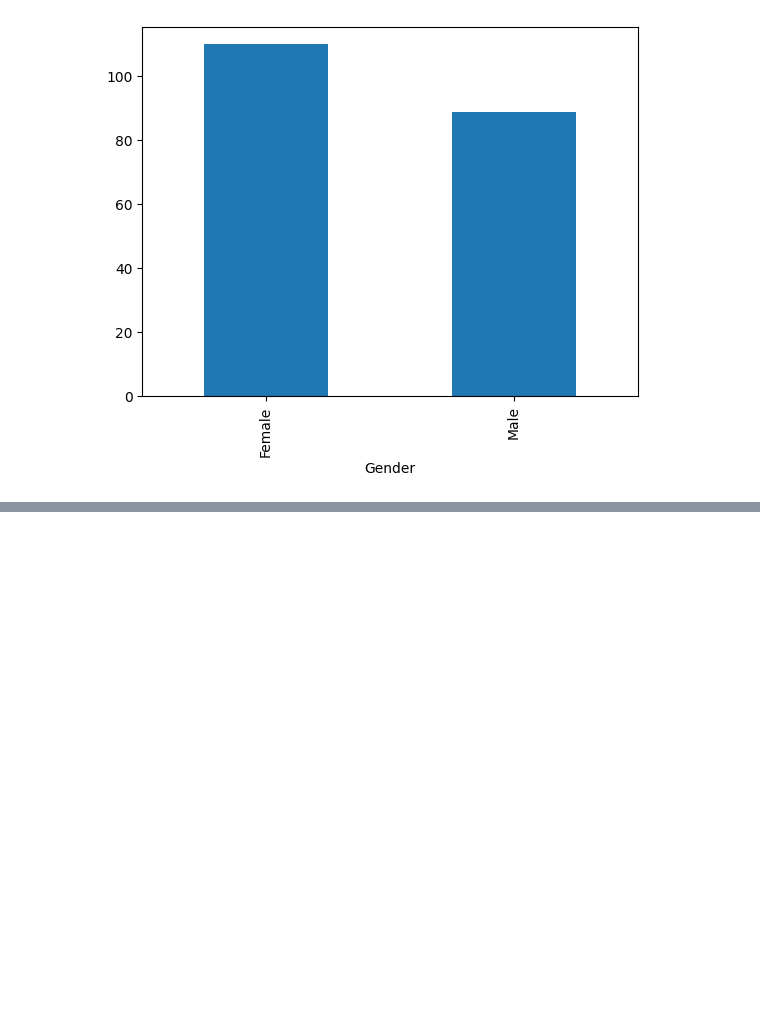
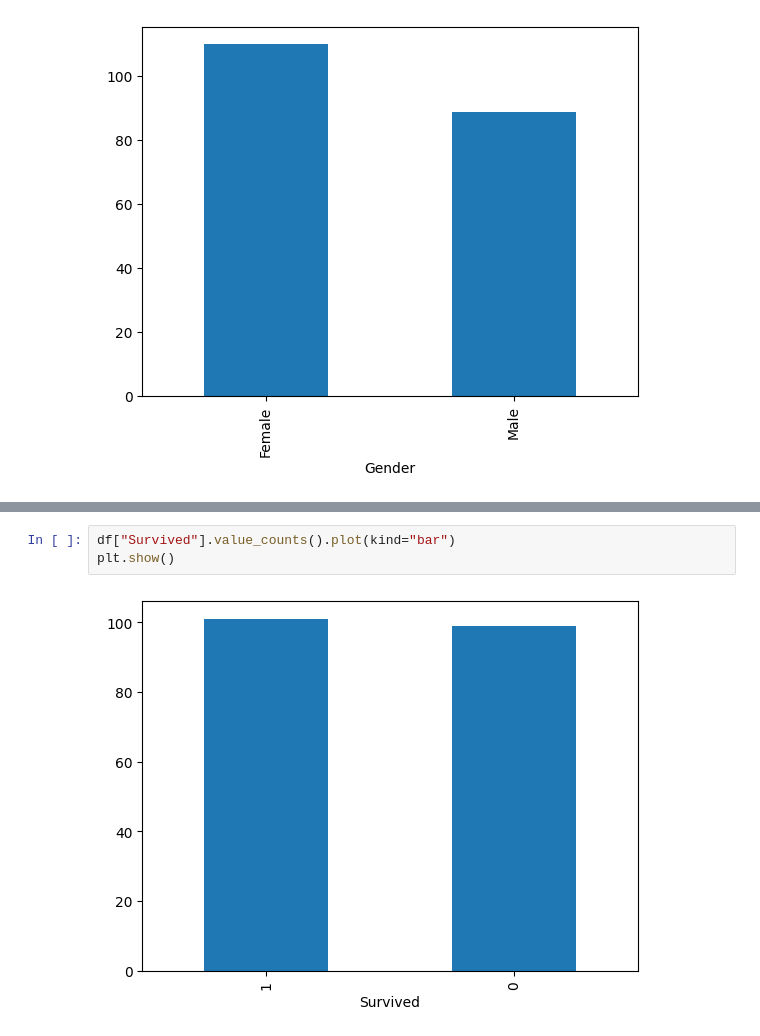
Before and after one commit to lathiam/Learning-Lab-Projet, a Jupyter notebook: Notebook.ipynb, the cells around one changed output, grey strips where cells are left out. Cells and saved outputs as stored; diff of their text form; blank space fills up the shorter version.

```diff
--- a/Notebook.ipynb
+++ b/Notebook.ipynb
@@ -114,0 +161,5 @@ plt.show()
+# %%
+df["Survived"].value_counts().plot(kind="bar")
+plt.show()
+# %% [output]
+[figure, added]
```
Also changed, not shown: parts of 5 cells of this notebook.
